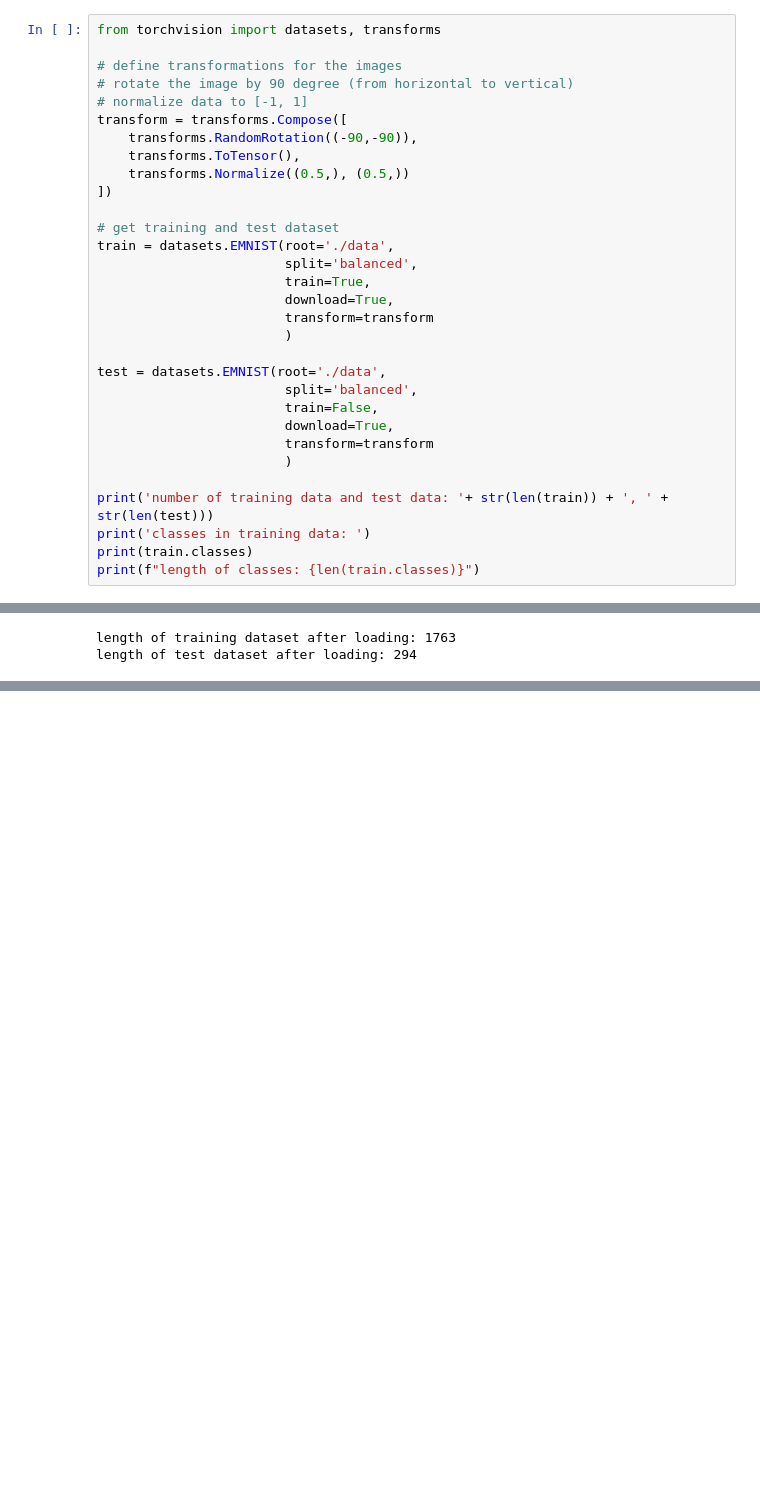
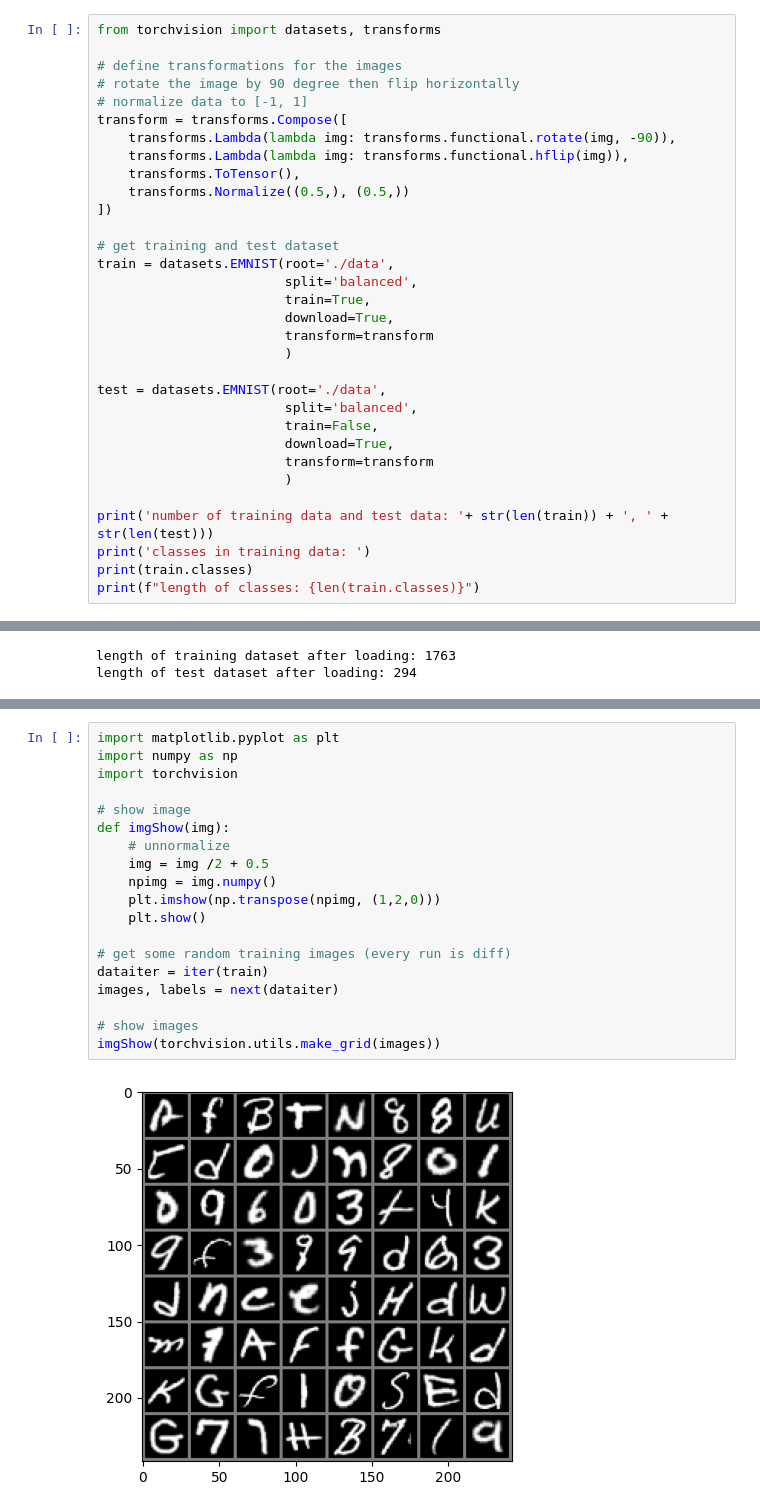
Before and after one commit to Hermit888/Write2Predict, a Jupyter notebook: AI Training Model/Training Model.ipynb, the cells around one changed output, grey strips where cells are left out. Cells and saved outputs as stored; diff of their text form; blank space fills up the shorter version.

```diff
--- a/AI Training Model/Training Model.ipynb
+++ b/AI Training Model/Training Model.ipynb
@@ -2,10 +2,11 @@
 from torchvision import datasets, transforms
 
 # define transformations for the images
-# rotate the image by 90 degree (from horizontal to vertical)
+# rotate the image by 90 degree then flip horizontally
 # normalize data to [-1, 1]
 transform = transforms.Compose([
-    transforms.RandomRotation((-90,-90)),
+    transforms.Lambda(lambda img: transforms.functional.rotate(img, -90)),
+    transforms.Lambda(lambda img: transforms.functional.hflip(img)),
     transforms.ToTensor(),
     transforms.Normalize((0.5,), (0.5,))
 ])
@@ -47,0 +51,21 @@ length of test dataset after loading: 294
+# %%
+import matplotlib.pyplot as plt
+import numpy as np
+import torchvision
+
+# show image
+def imgShow(img):
+    # unnormalize
+    img = img /2 + 0.5
+    npimg = img.numpy()
+    plt.imshow(np.transpose(npimg, (1,2,0)))
+    plt.show()
+
+# get some random training images (every run is diff)
+dataiter = iter(train)
+images, labels = next(dataiter)
+
+# show images
+imgShow(torchvision.utils.make_grid(images))
+# %% [output]
+[figure, added]
```
Also changed, not shown: parts of 6 cells of this notebook.
